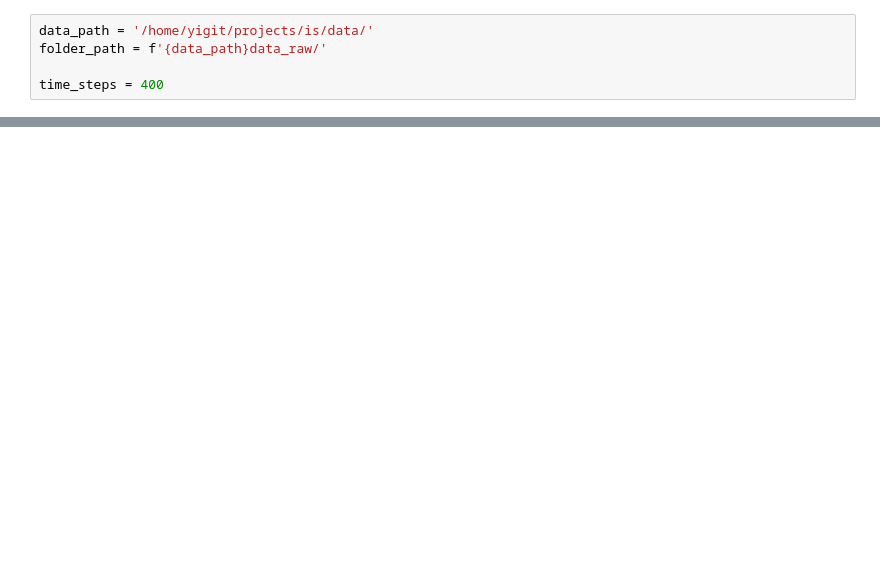
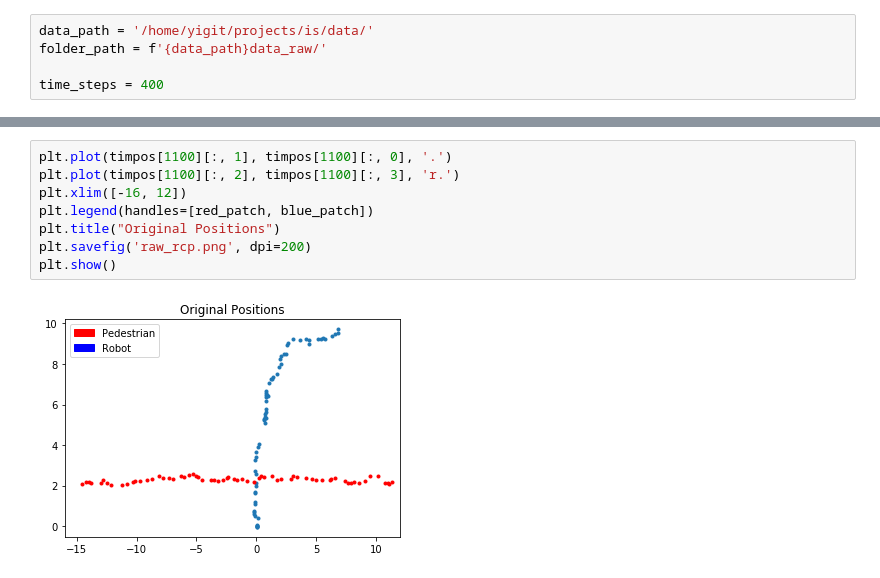
Before and after one commit to yildirimyigit/is, a Jupyter notebook: data/processing_scripts/updated_process_raw_data.ipynb, the cells around one changed output, grey strips where cells are left out. Drawn from its saved outputs; the diff is of its cells as text; blank space fills up the shorter version.

```diff
--- a/data/processing_scripts/updated_process_raw_data.ipynb
+++ b/data/processing_scripts/updated_process_raw_data.ipynb
@@ -177,0 +203,10 @@ print(trajectories[0,:, -2:])
+# %%
+plt.plot(timpos[1100][:, 1], timpos[1100][:, 0], '.')
+plt.plot(timpos[1100][:, 2], timpos[1100][:, 3], 'r.')
+plt.xlim([-16, 12])
+plt.legend(handles=[red_patch, blue_patch])
+plt.title("Original Positions")
+plt.savefig('raw_rcp.png', dpi=200)
+plt.show()
+# %% [output]
+[figure, added]
```
Also changed, not shown: parts of 3 cells of this notebook, 1 other file.
